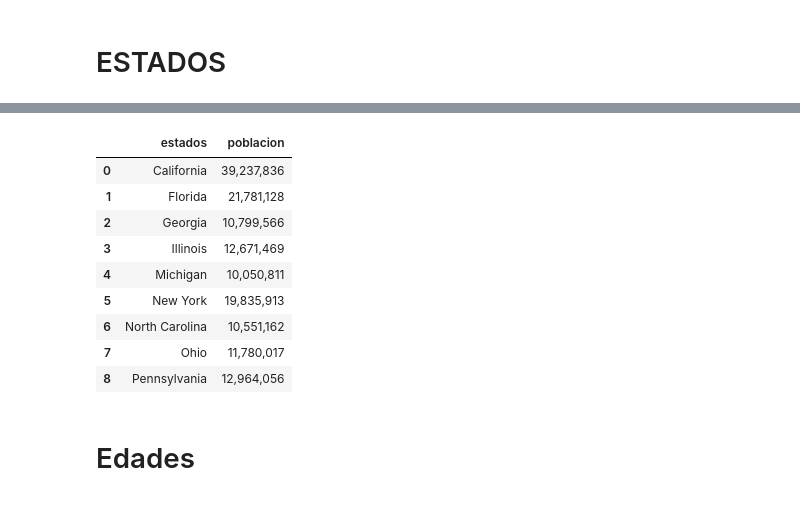
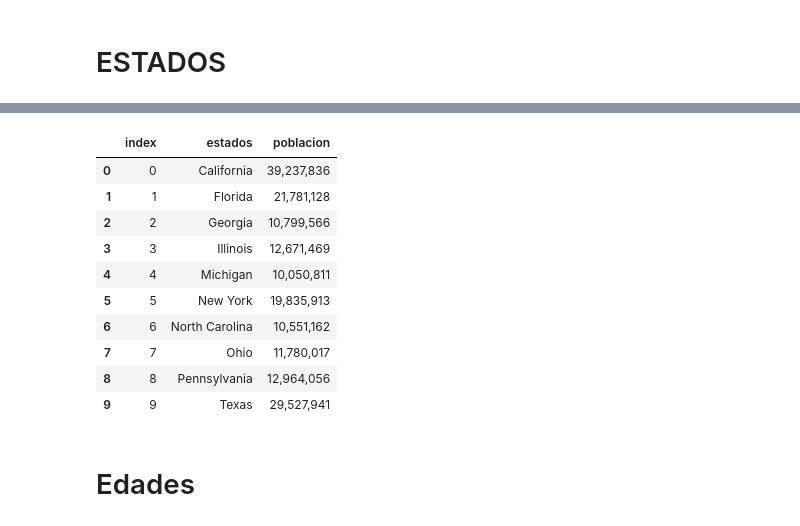
Before and after one commit to Lorena20U/proyect_bi, a Jupyter notebook: etl_censo.ipynb, the cells around one changed output, grey strips where cells are left out. Cells and saved outputs as stored; diff of their text form; code cells hidden in the pictures.

```diff
--- a/etl_censo.ipynb
+++ b/etl_censo.ipynb
@@ -22,26 +22,29 @@ poblacion.head(5)
 | 3 | Two races | 17.7% | 18.3% | 8.1% | ... |
 | 4 | Three races | 1.2% | 0.7% | 0.5% | ... |
 # %%
-estados = pd.DataFrame(poblacion.iloc[1,1:10])
+estados = pd.DataFrame(poblacion.iloc[1,1:11])
 estados = estados.reset_index()
 estado = []
 for i in estados["index"].tolist():
      estado.append(i[:i.find('!')])
 estados = pd.DataFrame({ "estados": estado,
                          "poblacion":estados[1]
 })
+estados = estados.reset_index()
+estados.rename(columns={"index":"id"})
 estados
 # %% [output]
-|  | estados | poblacion |
-| 0 | California | 39,237,836 |
-| 1 | Florida | 21,781,128 |
-| 2 | Georgia | 10,799,566 |
-| 3 | Illinois | 12,671,469 |
-| 4 | Michigan | 10,050,811 |
-| 5 | New York | 19,835,913 |
-| 6 | North Carolina | 10,551,162 |
-| 7 | Ohio | 11,780,017 |
-| 8 | Pennsylvania | 12,964,056 |
+|  | index | estados | poblacion |
+| 0 | 0 | California | 39,237,836 |
+| 1 | 1 | Florida | 21,781,128 |
+| 2 | 2 | Georgia | 10,799,566 |
+| 3 | 3 | Illinois | 12,671,469 |
+| 4 | 4 | Michigan | 10,050,811 |
+| 5 | 5 | New York | 19,835,913 |
+| 6 | 6 | North Carolina | 10,551,162 |
+| 7 | 7 | Ohio | 11,780,017 |
+| 8 | 8 | Pennsylvania | 12,964,056 |
+| 9 | 9 | Texas | 29,527,941 |
 # %% [markdown]
 # Edades
 # %%
```
Also changed, not shown: parts of 7 cells of this notebook.
